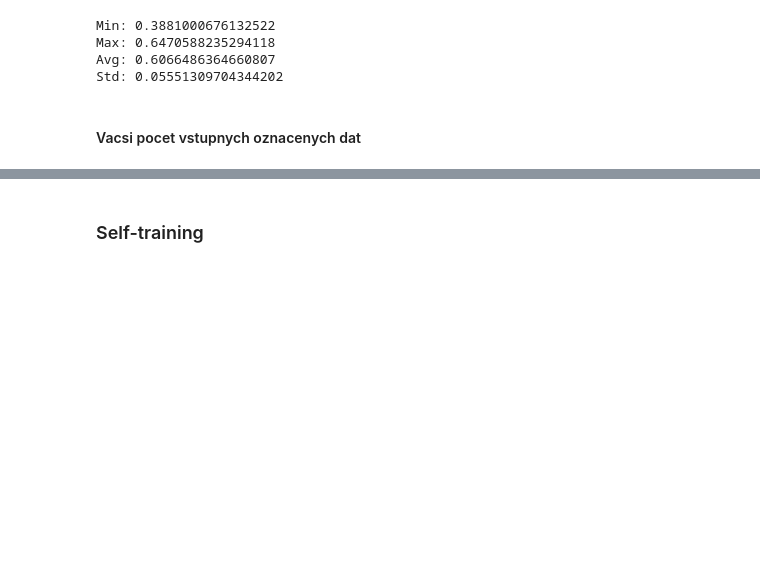
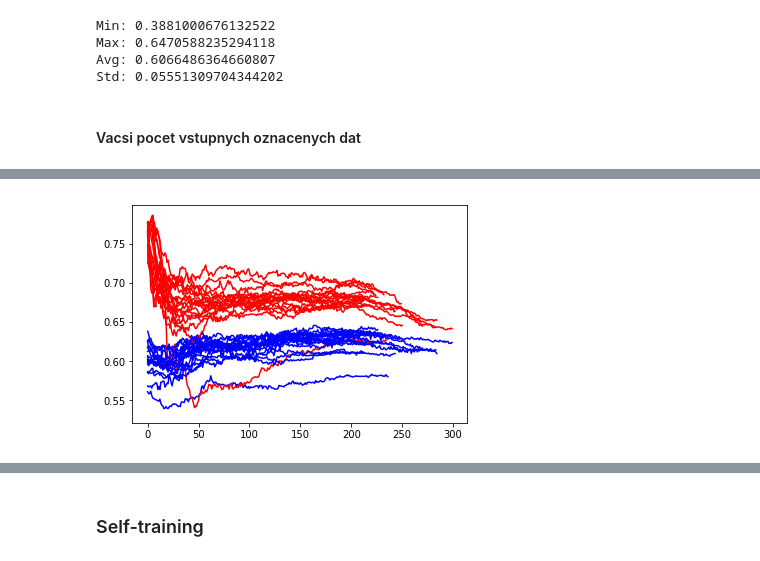
Before and after one commit to pmacinec/vos2-co-training, a Jupyter notebook: co-training-results.ipynb, the cells around one changed output, grey strips where cells are left out. Saved outputs shown, nothing was run; the diff lists cells and outputs as text; code cells hidden in the pictures; blank space fills up the shorter version.

```diff
--- a/co-training-results.ipynb
+++ b/co-training-results.ipynb
@@ -629,8 +633,8 @@ Std: 0.05551309704344202
 scores_threshold = [[0 for _ in range(3)] for _ in range(30)]
 
 for x in range(30):
-    df_x0 = X_train[y_train == 0].sample(20)
-    df_x1 = X_train[y_train == 1].sample(20)
+    df_x0 = X_train[y_train == 0].sample(30)
+    df_x1 = X_train[y_train == 1].sample(30)
 
     train = pd.concat([df_x0,df_x1])
     x_train = X_train.drop(train.index)
@@ -644,7 +648,7 @@ for x in range(30):
                                col_names2=col_names2, clf1=clf1, clf2=clf2,
                                                                      X_test=X_test, y_test=y_test,
                                                                      n=5,p=5,threshold=0.90)
-    print(x)
+    print("iteration:",x)
 
 #     pred = new_1.predict(X_test[col_names1])
 #     scores[0].append(accuracy_score(y_test, pred))
@@ -658,16 +680,12 @@ for x in range(30):
-# %%
-avg_accuracy1 = []
-avg_accuracy2 = []
-model_accuracy1 = []
-model_accuracy2 = []
-for i in range(30):
-    sum_1 = 0
-    sum_2 = 0
-    for j in range(len(scores_threshold)):
-        sum_1 += scores_threshold[j][0][i]
-        sum_2 += scores_threshold[j][1][i]
-        if i == 29:
-            model_accuracy1.append(scores_threshold[j][0][i])
-            model_accuracy2.append(scores_threshold[j][1][i])
-    avg_accuracy1.append(sum_1 / 30)
-    avg_accuracy2.append(sum_2 / 30)
+# %%
+model_accuracy1 = []
+model_accuracy2 = []
+for j in range(30):
+    model_accuracy1.append(scores_threshold[j][0][-1])
+    model_accuracy2.append(scores_threshold[j][1][-1])
+# %%
+for j in range(30):
+    plt.plot(scores_threshold[j][0],'b')
+    plt.plot(scores_threshold[j][1], 'r')
+# %% [output]
+[figure, added]
```
Also changed, not shown: parts of 15 cells of this notebook.
